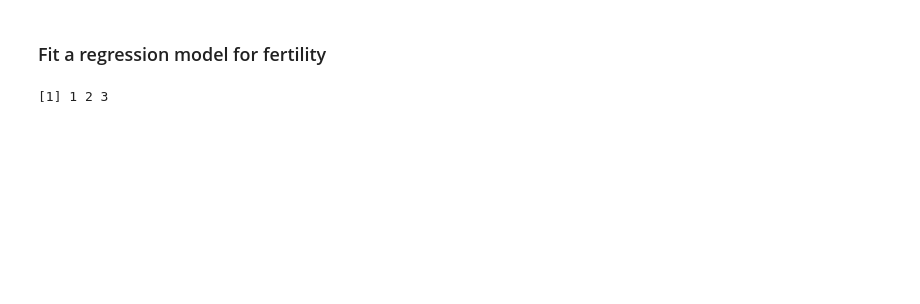
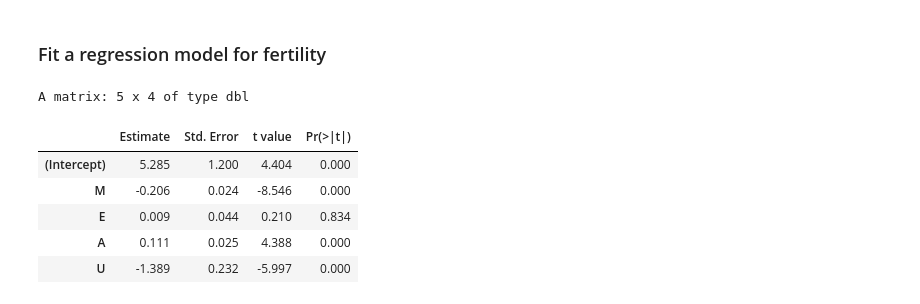
Before and after one commit to StaThin/RGM, a Jupyter notebook: examples.ipynb, the cells around one changed output. Cells and saved outputs as stored; diff of their text form; code cells hidden in the pictures; blank space fills up the shorter version.

```diff
--- a/examples.ipynb
+++ b/examples.ipynb
@@ -44,7 +47,7 @@ Variables
 observed on a sample of 774 married women of Fijian ethnicity, aged 35-49.
 # %%
 fiji <- read.csv("./data/fiji_data2.csv")
-fijians <- fiji[fiji$I == 0,]
+fijians <- fiji[fiji$I == 0,-5]
 print(dim(fijians))
 summary(fijians)
 # %% [output]
@@ -88,5 +92,13 @@ drawGraph(gfull, coor=co)
 # %% [markdown]
 ### Fit a regression model for fertility
 # %%
-m <- lm(F ~ M + E + A + U, data = fijians)
-summary(m)$coef
+m1 <- lm(F ~ M + E + A + U, data = fijians)
+round(summary(m1)$coef, 3)
+# %% [output]
+A matrix: 5 x 4 of type dbl
+|  | Estimate | Std. Error | t value | Pr(>|t|) |
+| (Intercept) | 5.285 | 1.200 | 4.404 | 0.000 |
+| M | -0.206 | 0.024 | -8.546 | 0.000 |
+| E | 0.009 | 0.044 | 0.210 | 0.834 |
+| A | 0.111 | 0.025 | 4.388 | 0.000 |
+| U | -1.389 | 0.232 | -5.997 | 0.000 |
@@ -500,4 +104,0 @@ ci_test("X4", c("X1", "X2"), test = "mi", data = coppen_data)
-# %%
-1:3
-# %% [output]
-[1] 1 2 3
```
Also changed, not shown: parts of 27 cells of this notebook, 2 other files.
